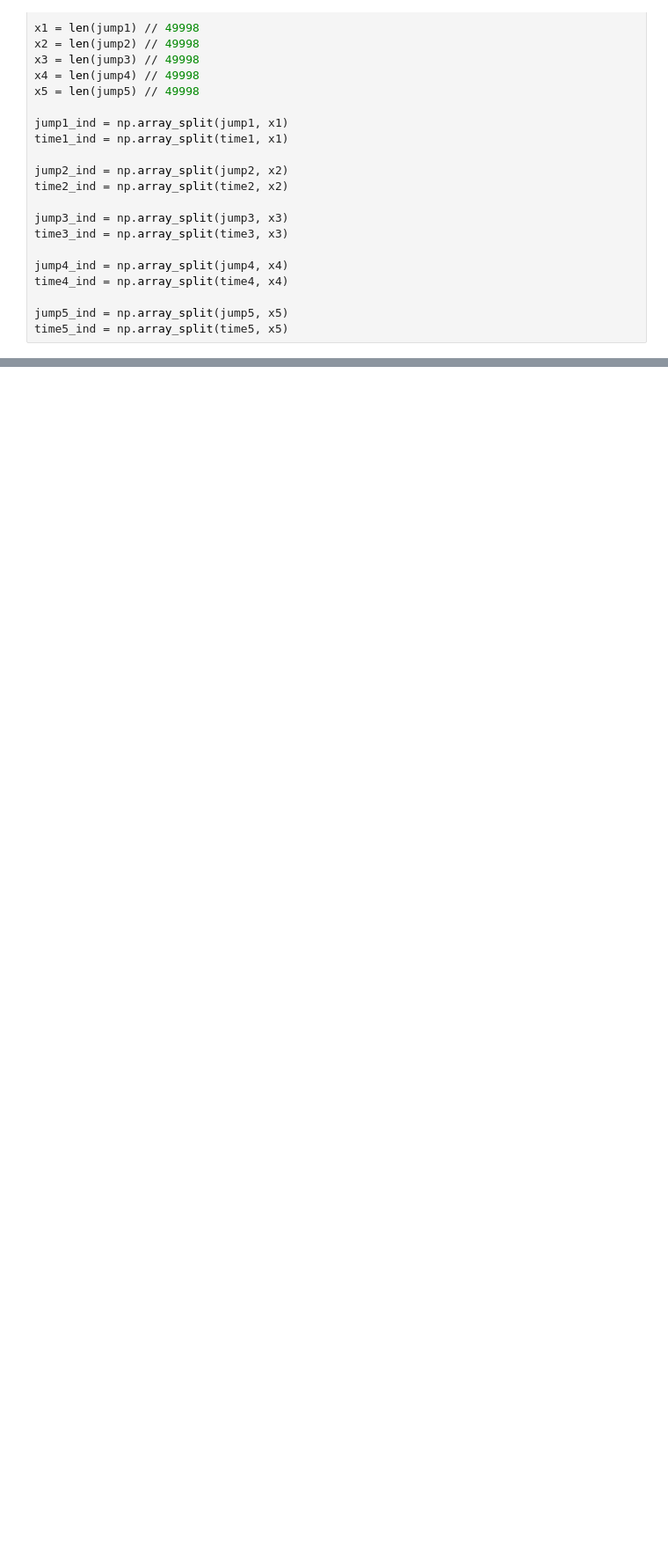
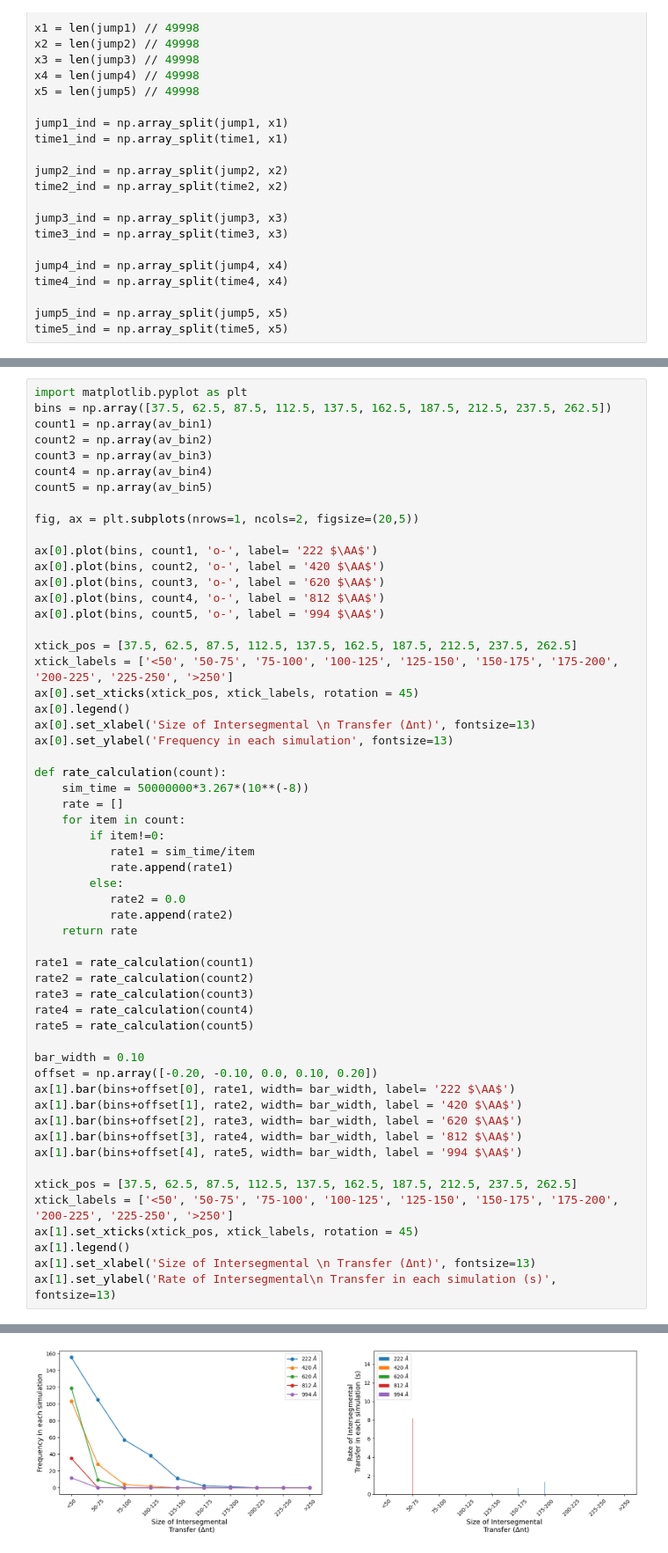
Before and after one commit to gargibiswas92/PROJECT.SSDNA.RES, a Jupyter notebook: INT.TRANSFERS/Time_step_final.ipynb, the cells around one changed output, grey strips where cells are left out. Shown: that part at 88% size. Saved outputs shown, nothing was run; the diff lists cells and outputs as text; blank space fills up the shorter version.

```diff
--- a/INT.TRANSFERS/Time_step_final.ipynb
+++ b/INT.TRANSFERS/Time_step_final.ipynb
@@ -42,0 +118,57 @@ time5_ind = np.array_split(time5, x5)
+# %%
+import matplotlib.pyplot as plt
+bins = np.array([37.5, 62.5, 87.5, 112.5, 137.5, 162.5, 187.5, 212.5, 237.5, 262.5])
+count1 = np.array(av_bin1)
+count2 = np.array(av_bin2)
+count3 = np.array(av_bin3)
+count4 = np.array(av_bin4)
+count5 = np.array(av_bin5)
+
+fig, ax = plt.subplots(nrows=1, ncols=2, figsize=(20,5))
+
+ax[0].plot(bins, count1, 'o-', label= '222 $\AA$')
+ax[0].plot(bins, count2, 'o-', label = '420 $\AA$')
+ax[0].plot(bins, count3, 'o-', label = '620 $\AA$')
+ax[0].plot(bins, count4, 'o-', label = '812 $\AA$')
+ax[0].plot(bins, count5, 'o-', label = '994 $\AA$')
+
+xtick_pos = [37.5, 62.5, 87.5, 112.5, 137.5, 162.5, 187.5, 212.5, 237.5, 262.5]
+xtick_labels = ['<50', '50-75', '75-100', '100-125', '125-150', '150-175', '175-200', '200-225', '225-250', '>250']
+ax[0].set_xticks(xtick_pos, xtick_labels, rotation = 45)
+ax[0].legend()
+ax[0].set_xlabel('Size of Intersegmental \n Transfer (Δnt)', fontsize=13)
+ax[0].set_ylabel('Frequency in each simulation', fontsize=13)
+
+def rate_calculation(count):
+    sim_time = 50000000*3.267*(10**(-8))
+    rate = []
+    for item in count:
+        if item!=0:
+           rate1 = sim_time/item
+           rate.append(rate1)
+        else:
+           rate2 = 0.0
+           rate.append(rate2)
+    return rate
+
+rate1 = rate_calculation(count1)
+rate2 = rate_calculation(count2)
+rate3 = rate_calculation(count3)
+rate4 = rate_calculation(count4)
+rate5 = rate_calculation(count5)
+
+bar_width = 0.10
+offset = np.array([-0.20, -0.10, 0.0, 0.10, 0.20])
+ax[1].bar(bins+offset[0], rate1, width= bar_width, label= '222 $\AA$')
+ax[1].bar(bins+offset[1], rate2, width= bar_width, label = '420 $\AA$')
+ax[1].bar(bins+offset[2], rate3, width= bar_width, label = '620 $\AA$')
+ax[1].bar(bins+offset[3], rate4, width= bar_width, label = '812 $\AA$')
+ax[1].bar(bins+offset[4], rate5, width= bar_width, label = '994 $\AA$')
+
+xtick_pos = [37.5, 62.5, 87.5, 112.5, 137.5, 162.5, 187.5, 212.5, 237.5, 262.5]
+xtick_labels = ['<50', '50-75', '75-100', '100-125', '125-150', '150-175', '175-200', '200-225', '225-250', '>250']
+ax[1].set_xticks(xtick_pos, xtick_labels, rotation = 45)
+ax[1].legend()
+ax[1].set_xlabel('Size of Intersegmental \n Transfer (Δnt)', fontsize=13)
+ax[1].set_ylabel('Rate of Intersegmental\n Transfer in each simulation (s)', fontsize=13)
+# %% [output]
@@ -42,0 +176 @@ time5_ind = np.array_split(time5, x5)
+[figure, added]
```
Also changed, not shown: parts of 9 cells of this notebook, 2 other files.
